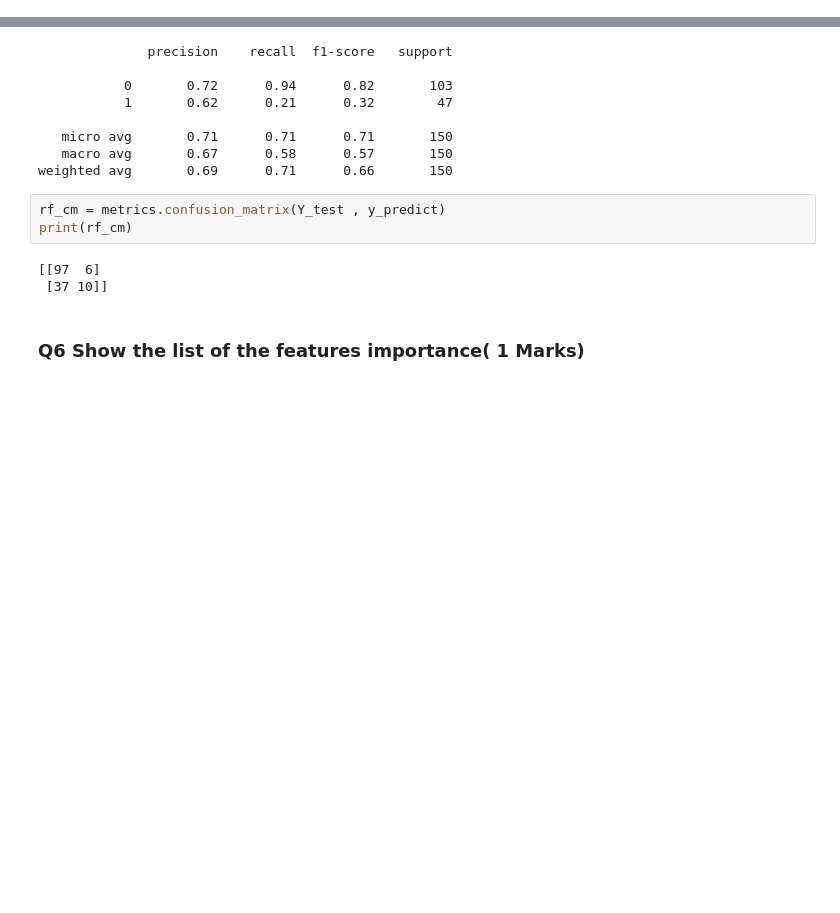
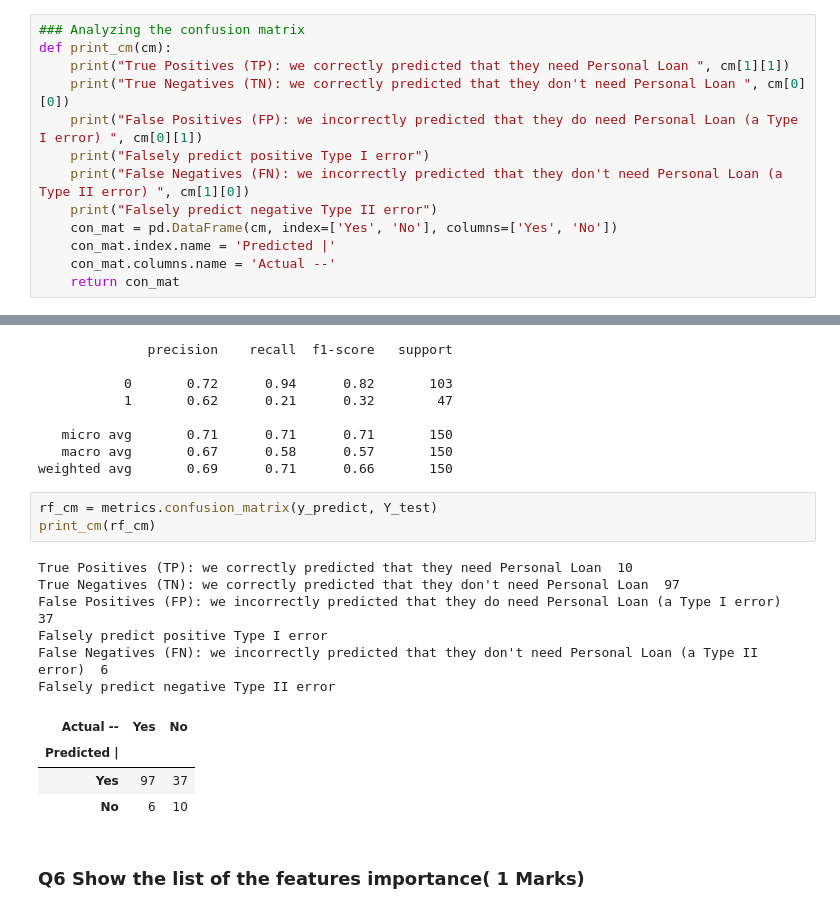
Before and after one commit to GreatLearningAIML1/bangalore-feb-batch-siju-samuel, a Jupyter notebook: R4_Lab_External_ValidationAccuracy/R4_External_Lab_Validation_Accuracy.ipynb, the cells around one changed output, grey strips where cells are left out. Drawn from its saved outputs; the diff is of its cells as text; blank space fills up the shorter version.

```diff
--- a/R4_Lab_External_ValidationAccuracy/R4_External_Lab_Validation_Accuracy.ipynb
+++ b/R4_Lab_External_ValidationAccuracy/R4_External_Lab_Validation_Accuracy.ipynb
@@ -238,6 +238,19 @@ y_predict = Rf_model.predict(X_test)
 # %% [markdown]
 ### Q5 Calculate Confusion Matrix and Accuracy score (1 Marks)
 ##### Hint: Use confusion_matrix and accuracy_score
+# %%
+### Analyzing the confusion matrix
+def print_cm(cm):
+    print("True Positives (TP): we correctly predicted that they need Personal Loan ", cm[1][1])
+    print("True Negatives (TN): we correctly predicted that they don't need Personal Loan ", cm[0][0])
+    print("False Positives (FP): we incorrectly predicted that they do need Personal Loan (a Type I error) ", cm[0][1])
+    print("Falsely predict positive Type I error")
+    print("False Negatives (FN): we incorrectly predicted that they don't need Personal Loan (a Type II error) ", cm[1][0])
+    print("Falsely predict negative Type II error")
+    con_mat = pd.DataFrame(cm, index=['Yes', 'No'], columns=['Yes', 'No'])
+    con_mat.index.name = 'Predicted |'
+    con_mat.columns.name = 'Actual --'
+    return con_mat
 # %%
 rf_acc = metrics.accuracy_score(Y_test, y_predict)
 rf_acc
@@ -256,11 +269,19 @@ print(rf_cr)
    macro avg       0.67      0.58      0.57       150
 weighted avg       0.69      0.71      0.66       150
 # %%
-rf_cm = metrics.confusion_matrix(Y_test , y_predict)
-print(rf_cm)
+rf_cm = metrics.confusion_matrix(y_predict, Y_test)
+print_cm(rf_cm)
 # %% [output]
-[[97  6]
- [37 10]]
+True Positives (TP): we correctly predicted that they need Personal Loan  10
+True Negatives (TN): we correctly predicted that they don't need Personal Loan  97
+False Positives (FP): we incorrectly predicted that they do need Personal Loan (a Type I error)  37
+Falsely predict positive Type I error
+False Negatives (FN): we incorrectly predicted that they don't need Personal Loan (a Type II error)  6
+Falsely predict negative Type II error
+| Actual -- | Yes | No |
+| Predicted | |  |  |
+| Yes | 97 | 37 |
+| No | 6 | 10 |
 # %% [markdown]
 ### Q6 Show the list of the features importance( 1 Marks)
 # %%
```
Also changed, not shown: parts of 4 cells of this notebook.
